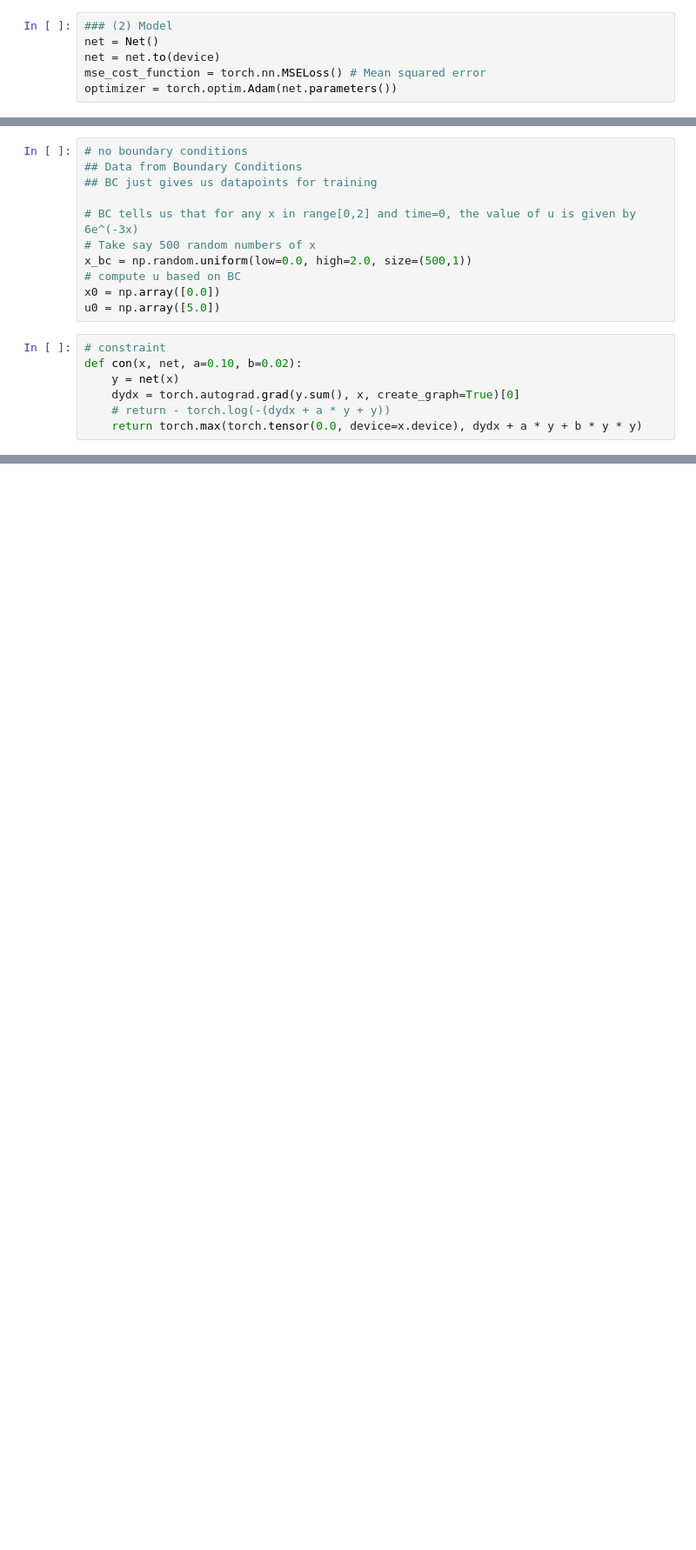
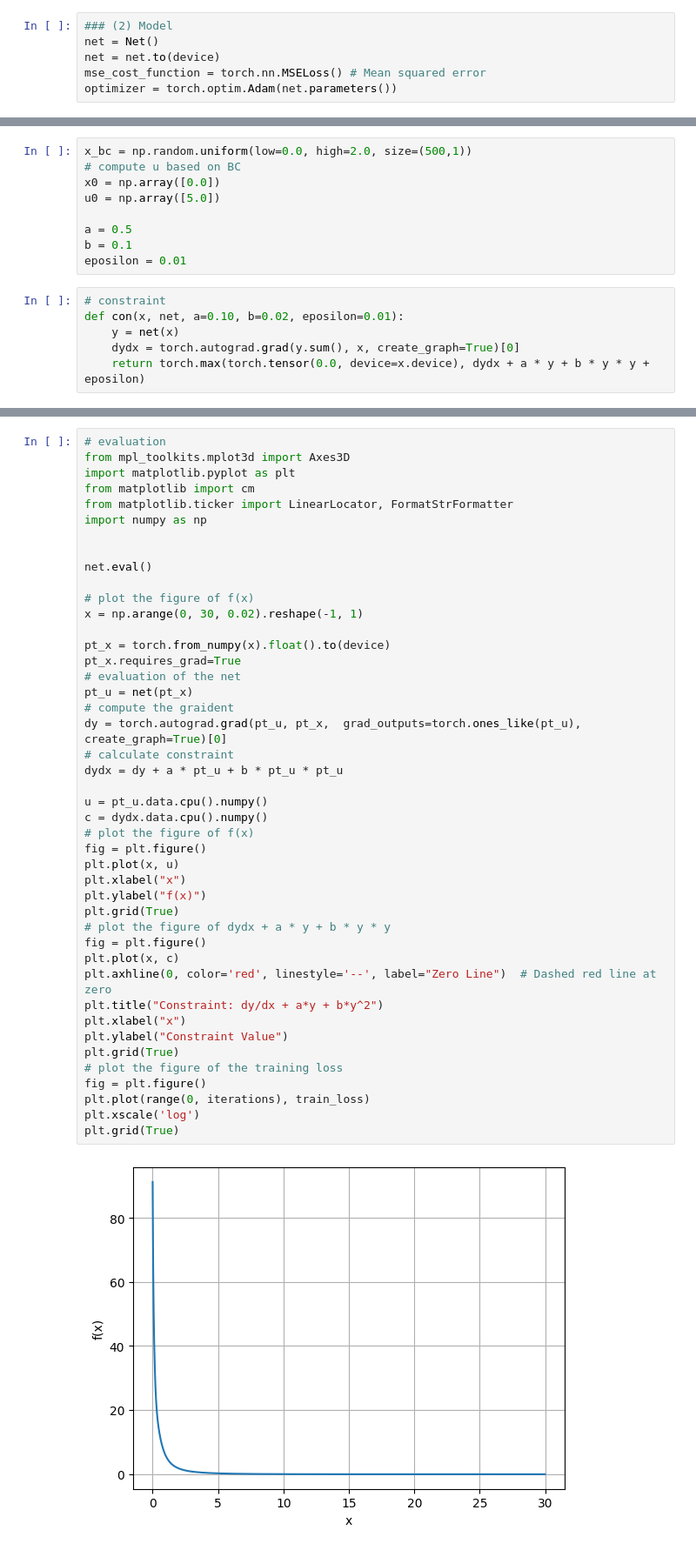
Before and after one commit to FSC-Lab/PINN_quad, a Jupyter notebook: src/pinn_example/physics_informed_1d_ccm.ipynb, the cells around one changed output, grey strips where cells are left out. Shown at 87% size. Drawn from its saved outputs; the diff is of its cells as text; blank space fills up the shorter version.

Commit message:
modified constrained training

```diff
--- a/src/pinn_example/physics_informed_1d_ccm.ipynb
+++ b/src/pinn_example/physics_informed_1d_ccm.ipynb
@@ -64,20 +55,17 @@ def f(x, net):
 # %%
-# no boundary conditions
-## Data from Boundary Conditions
-## BC just gives us datapoints for training
-
-# BC tells us that for any x in range[0,2] and time=0, the value of u is given by 6e^(-3x)
-# Take say 500 random numbers of x
 x_bc = np.random.uniform(low=0.0, high=2.0, size=(500,1))
 # compute u based on BC
 x0 = np.array([0.0])
 u0 = np.array([5.0])
+
+a = 0.5
+b = 0.1
+eposilon = 0.01
 # %%
 # constraint
-def con(x, net, a=0.10, b=0.02):
+def con(x, net, a=0.10, b=0.02, eposilon=0.01):
     y = net(x)
     dydx = torch.autograd.grad(y.sum(), x, create_graph=True)[0]
-    # return - torch.log(-(dydx + a * y + y))
-    return torch.max(torch.tensor(0.0, device=x.device), dydx + a * y + b * y * y)
+    return torch.max(torch.tensor(0.0, device=x.device), dydx + a * y + b * y * y + eposilon)
 # %%
 ### (3) Training / Fitting
@@ -169,0 +115,46 @@ plt.show()
+# %%
+# evaluation
+from mpl_toolkits.mplot3d import Axes3D
+import matplotlib.pyplot as plt
+from matplotlib import cm
+from matplotlib.ticker import LinearLocator, FormatStrFormatter
+import numpy as np
+
+
+net.eval()
+
+# plot the figure of f(x)
+x = np.arange(0, 30, 0.02).reshape(-1, 1)
+
+pt_x = torch.from_numpy(x).float().to(device)
+pt_x.requires_grad=True
+# evaluation of the net
+pt_u = net(pt_x)
+# compute the graident
+dy = torch.autograd.grad(pt_u, pt_x,  grad_outputs=torch.ones_like(pt_u), create_graph=True)[0]
+# calculate constraint
+dydx = dy + a * pt_u + b * pt_u * pt_u
+
+u = pt_u.data.cpu().numpy()
+c = dydx.data.cpu().numpy()
+# plot the figure of f(x)
+fig = plt.figure()
+plt.plot(x, u)
+plt.xlabel("x")
+plt.ylabel("f(x)")
+plt.grid(True)
+# plot the figure of dydx + a * y + b * y * y
+fig = plt.figure()
+plt.plot(x, c)
+plt.axhline(0, color='red', linestyle='--', label="Zero Line")  # Dashed red line at zero
+plt.title("Constraint: dy/dx + a*y + b*y^2")
+plt.xlabel("x")
+plt.ylabel("Constraint Value")
+plt.grid(True)
+# plot the figure of the training loss
+fig = plt.figure()
+plt.plot(range(0, iterations), train_loss)
+plt.xscale('log')
+plt.grid(True)
+# %% [output]
+[figure, added]
```
Also changed, not shown: parts of 5 cells of this notebook.
